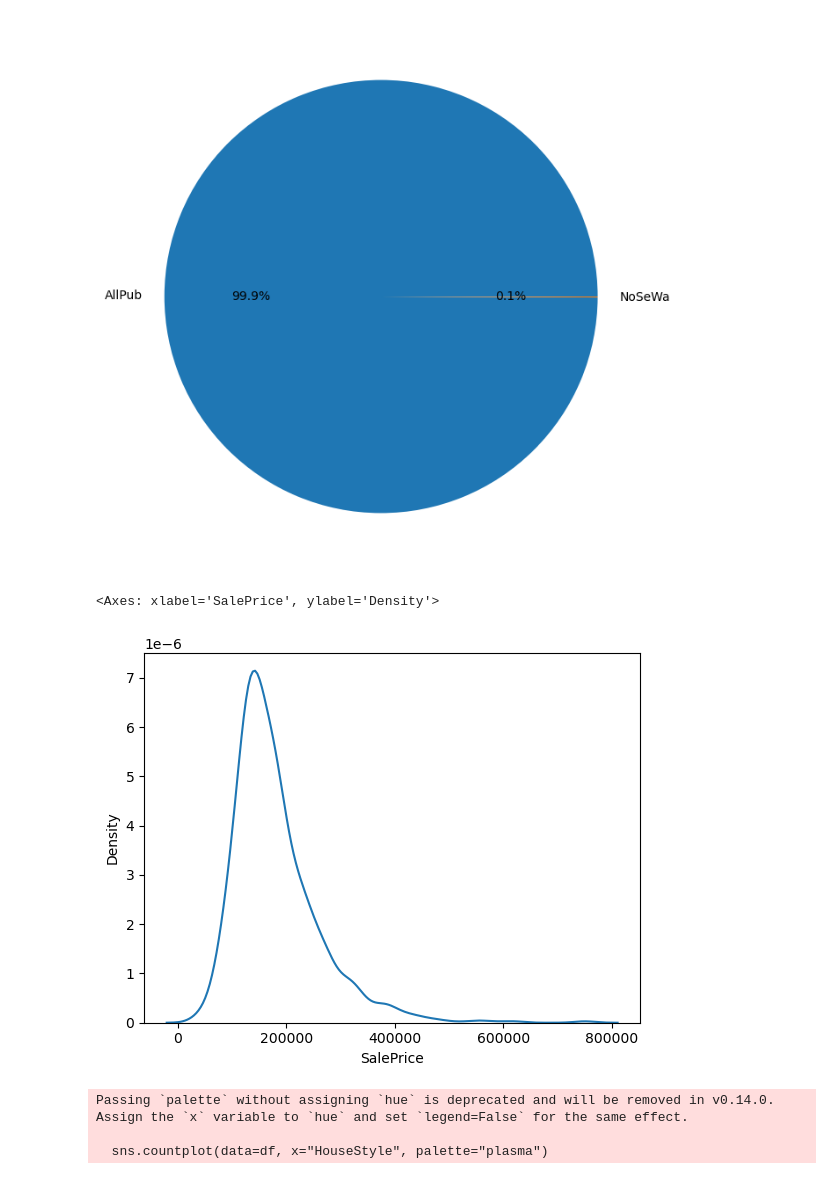
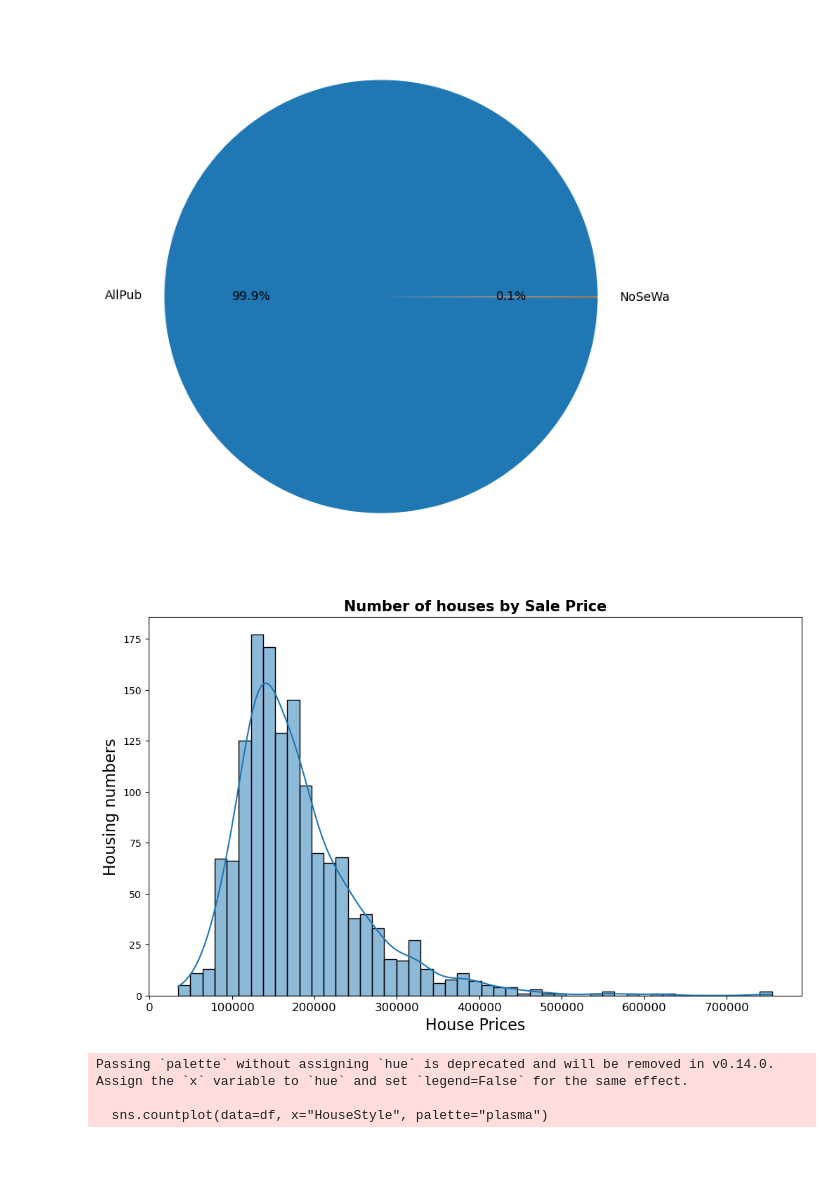
Before and after one commit to Totally-Kyle/Housing-Prices, a Jupyter notebook: EDA.ipynb, the cells around one changed output. Saved outputs shown, nothing was run; the diff lists cells and outputs as text; code cells hidden in the pictures.

```diff
--- a/EDA.ipynb
+++ b/EDA.ipynb
@@ -107,10 +114,16 @@ plt.show()
 # %% [output]
 [figure]
 # %%
-sns.kdeplot(data=df, x="SalePrice")
+plt.figure(figsize=(12, 7))
+
+sns.histplot(data=df, x='SalePrice', kde=True)
+plt.title('Number of houses by Sale Price', weight='bold', fontsize=15)
+plt.xlabel('House Prices', fontsize=16)
+plt.xticks(fontsize=12)
+plt.ylabel('Housing numbers', fontsize=16)
+plt.show()
 # %% [output]
-<Axes: xlabel='SalePrice', ylabel='Density'>
-[figure, old version]
+[figure, new version]
 # %%
 plt.figure(figsize=(10,6))
 sns.countplot(data=df, x="HouseStyle", palette="plasma")
```
Also changed, not shown: parts of 3 cells of this notebook.
